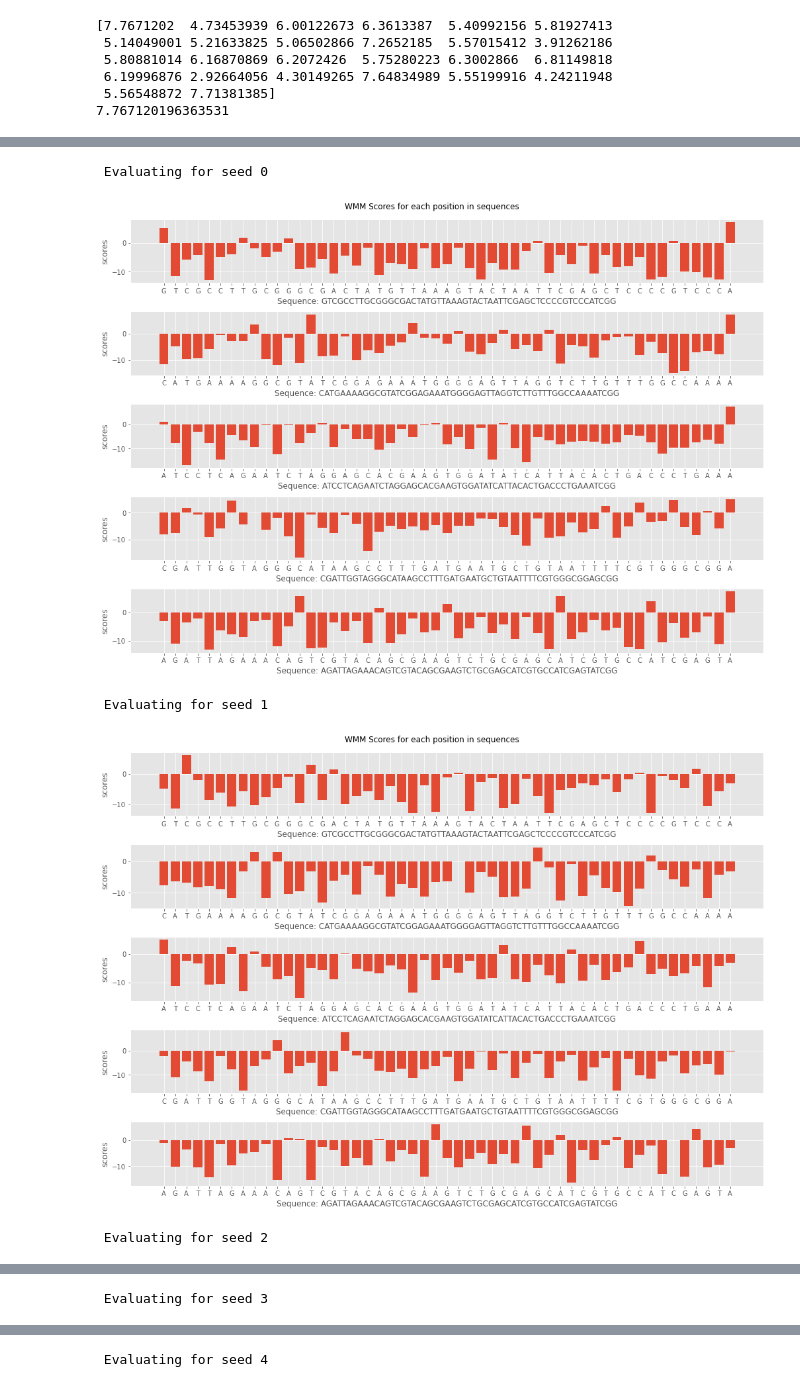
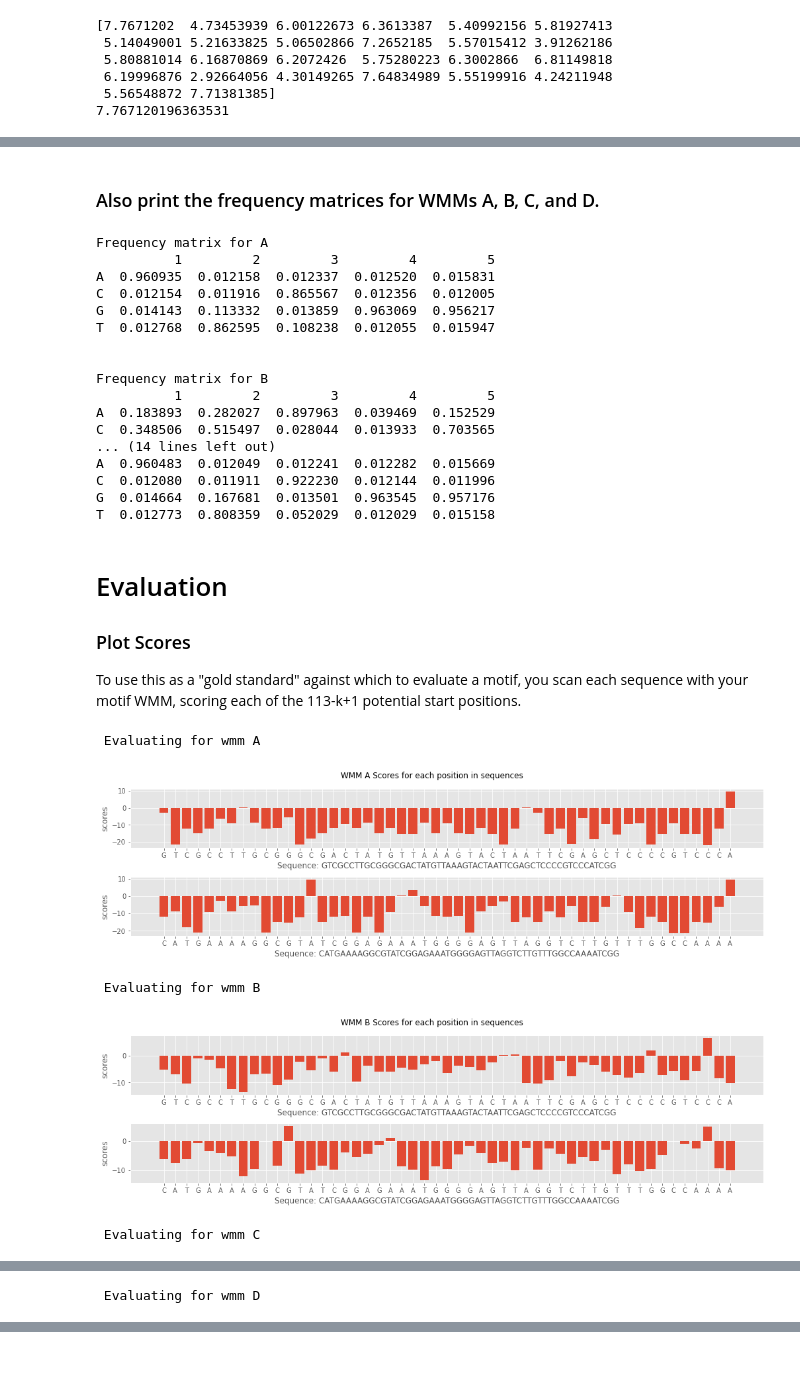
Before and after one commit to krishansubudhi/UW_CompBio, a Jupyter notebook: Assignment3/notebooks/my-complete.ipynb, the cells around one changed output, grey strips where cells are left out. Cells and saved outputs as stored; diff of their text form; code cells hidden in the pictures; blank space fills up the shorter version.

```diff
--- a/Assignment3/notebooks/my-complete.ipynb
+++ b/Assignment3/notebooks/my-complete.ipynb
@@ -10,7 +11,8 @@ from assignment3.utils import *
 # %%
-
-files = ['../data/my.fasta']
-sequences = get_seqs_from_files(files)
+train_files = ['../data/my.fasta']
+test_files = ['../data/my.fasta']
+train_sequences = get_seqs_from_files(train_files)
+test_sequences = get_seqs_from_files(test_files)
 k = 5
 background = [0.25]*4
 pseudo_counts = get_pseudo_count_vector()
@@ -22,13 +28,16 @@ pseudo_counts =  [0.0625, 0.0625, 0.0625, 0.0625]
 # %%
-seeds = get_seed_kmers(sequences[0] ,k)
+seeds = get_seed_kmers(train_sequences[0] ,k)
 
 processes = []
+all_entropies = {}
 for seed in seeds:
 
-    process = EMProcess(sequences, k , background)
+    process = EMProcess(train_sequences, k , background)
     processes.append(process)
     process.initialize(seed,pseudo_counts)
 
-    for i in range(3):
+for i in range(3):
+    for process in processes:
         process.iterate()
+    all_entropies[i+1] = get_entropies(processes)
 # %% [markdown]
@@ -92,16 +117,46 @@ A
+# %% [markdown]
+### Also print the frequency matrices for WMMs A, B, C, and D.
+# %%
+for name, wmm in zip('ABCD', [A,B,C,D]):
+    fm = calculateProbabilities(wmm, background)
+    print(f'\n\nFrequency matrix for {name}')
+    print(fm)
+# %% [output]
+Frequency matrix for A
+          1         2         3         4         5
+A  0.960935  0.012158  0.012337  0.012520  0.015831
+C  0.012154  0.011916  0.865567  0.012356  0.012005
+G  0.014143  0.113332  0.013859  0.963069  0.956217
+T  0.012768  0.862595  0.108238  0.012055  0.015947
+
+
+Frequency matrix for B
+          1         2         3         4         5
+A  0.183893  0.282027  0.897963  0.039469  0.152529
+C  0.348506  0.515497  0.028044  0.013933  0.703565
+... (14 lines left out)
+A  0.960483  0.012049  0.012241  0.012282  0.015669
+C  0.012080  0.011911  0.922230  0.012144  0.011996
+G  0.014664  0.167681  0.013501  0.963545  0.957176
+T  0.012773  0.808359  0.052029  0.012029  0.015158
+# %% [markdown]
+# Evaluation
+
+### Plot Scores
+To use this as a "gold standard" against which to evaluate a motif, you scan each sequence with your motif WMM, scoring each of the 113-k+1 potential start positions.
 # %%
 evals = []
-test_seq = sequences
-for i, process in enumerate(processes):
-    print(f' Evaluating for seed {i}')
-    eval = Evaluator(process.wmm, test_seq)
+for name, wmm in zip('ABCD', [A,B,C,D]):
+    print(f' Evaluating for wmm {name}')
+    eval = Evaluator(wmm, test_sequences)
+    eval.name = name
     evals.append(eval)
     eval.plot_results()
 
     # combine scores and create y_true. Calculate ROC
 # %% [output]
- Evaluating for seed 0
+ Evaluating for wmm A
-[figure, old version]
+[figure, new version]
- Evaluating for seed 1
+ Evaluating for wmm B
-[figure, old version]
+[figure, new version]
- Evaluating for seed 2
+ Evaluating for wmm C
@@ -109 +164 @@ for i, process in enumerate(processes):
- Evaluating for seed 3
+ Evaluating for wmm D
@@ -111 +165,0 @@ for i, process in enumerate(processes):
- Evaluating for seed 4
```
Also changed, not shown: parts of 24 cells of this notebook, 3 other files.
